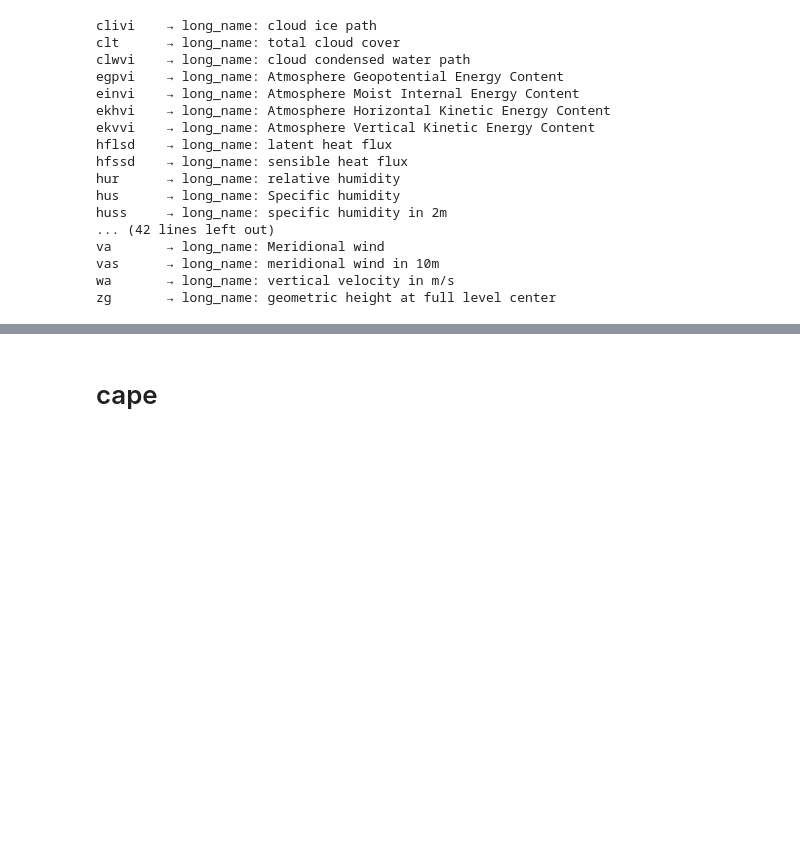
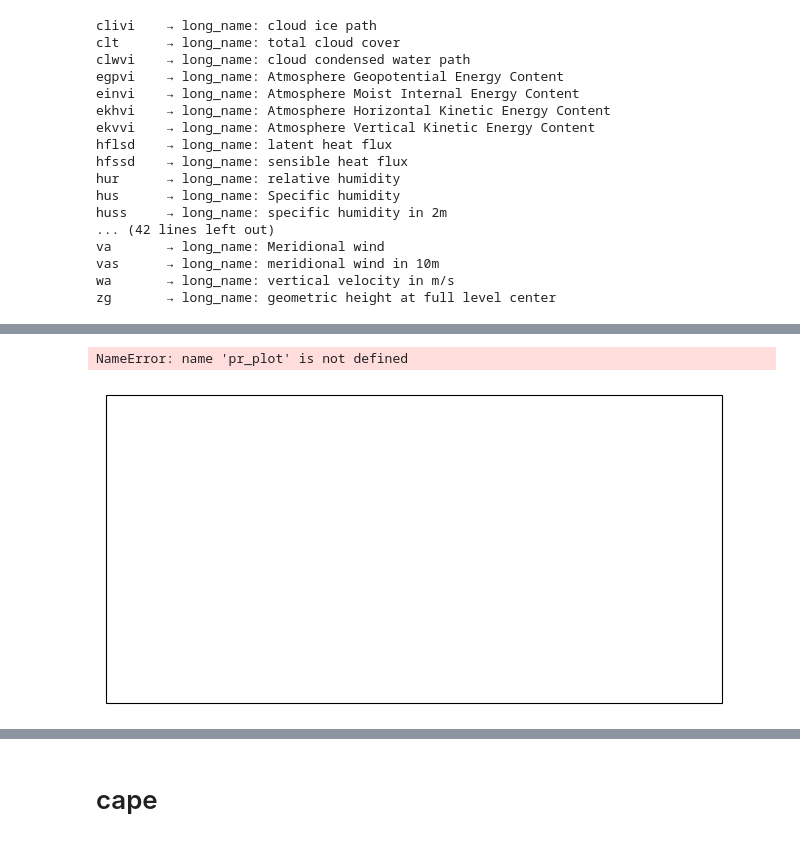
Before and after one commit to 21centuryweather/hk25-AusNode-ExtremePrecipitation, a Jupyter notebook: Code/s5_mrso_pr_p95.ipynb, the cells around one changed output, grey strips where cells are left out. Cells and saved outputs as stored; diff of their text form; code cells hidden in the pictures; blank space fills up the shorter version.

```diff
--- a/Code/s5_mrso_pr_p95.ipynb
+++ b/Code/s5_mrso_pr_p95.ipynb
@@ -119 +149,18 @@ subset_sm = sm_sum.sel(cell=unique_cell_ids)
+# %%
+projection = ccrs.PlateCarree(central_longitude=0.0)
+fig, ax = plt.subplots(figsize=(10, 4), subplot_kw={"projection": projection})
+
+# xarray’s .plot knows to use the 'lon' and 'lat' coords
+pr_plot.plot(ax=ax,
+             x='lon', y='lat',
+             cmap='viridis',
+             transform=ccrs.PlateCarree(),
+             cbar_kwargs={'label': 'Precipitation (mm/day)'})
+
+ax.coastlines()
+ax.set_title(f"Precipitation on {str(t0)[:10]}")
+plt.show()
+# %% [output]
+NameError: name 'pr_plot' is not defined
+[figure, added]
 # %%
```
Also changed, not shown: parts of 11 cells of this notebook, 3 other files.
